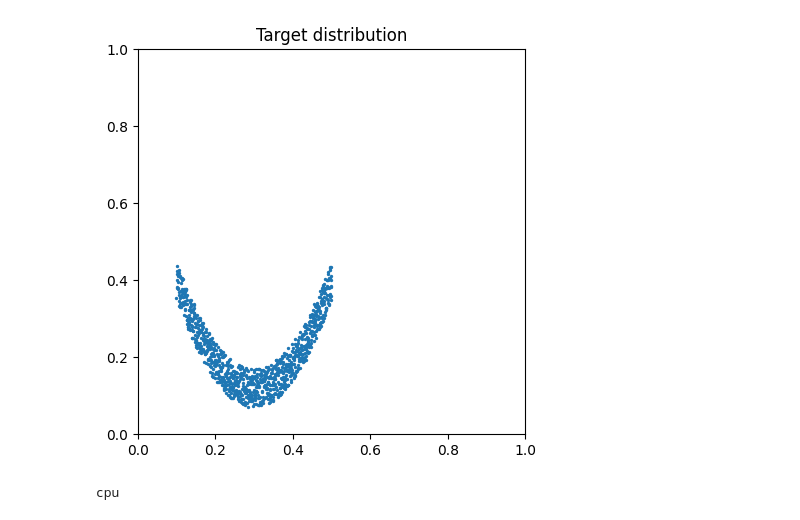
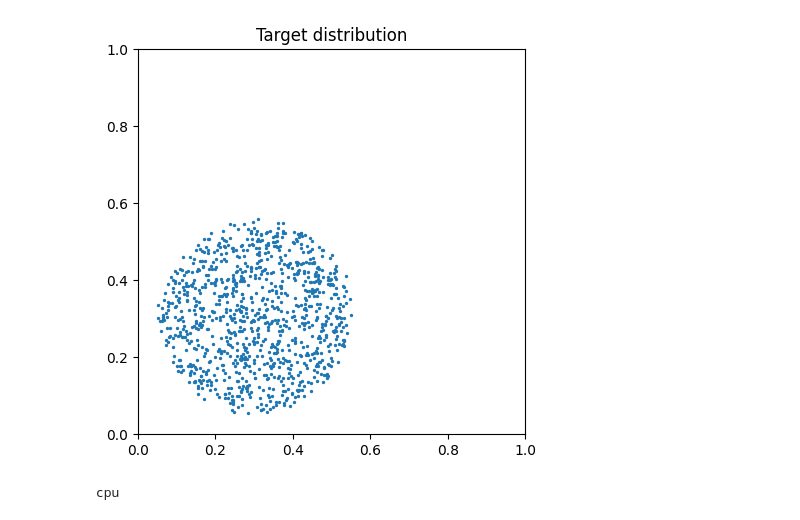
Before and after one commit to red1108/infoQGAN, a Jupyter notebook: 2D_train.ipynb, the cells around one changed output. Saved outputs shown, nothing was run; the diff lists cells and outputs as text; code cells hidden in the pictures.

```diff
--- a/2D_train.ipynb
+++ b/2D_train.ipynb
@@ -23,16 +23,16 @@ from torchvision import datasets, transforms
 from functools import reduce
 # %%
 data_num = 1000
-data_type = "biased_curve"
+data_type = "circle2"
 train_in = np.loadtxt(f'data/2D/{data_type}_{data_num}_1.txt') # 바로 점 데이터를 불러옴
 plt.figure(figsize=(5,5))
 plt.scatter(train_in[:,0], train_in[:,1], s=2.0)
 plt.title('Target distribution')
 plt.xlim((0, 1))
 plt.ylim((0, 1))
 plt.show()
 # %% [output]
-[figure, old version]
+[figure, new version]
 # %%
 # setting torch device
 device = torch.device("cuda:0" if torch.cuda.is_available() else "cpu")
```
Also changed, not shown: parts of 1 cell of this notebook, 6 other files.
